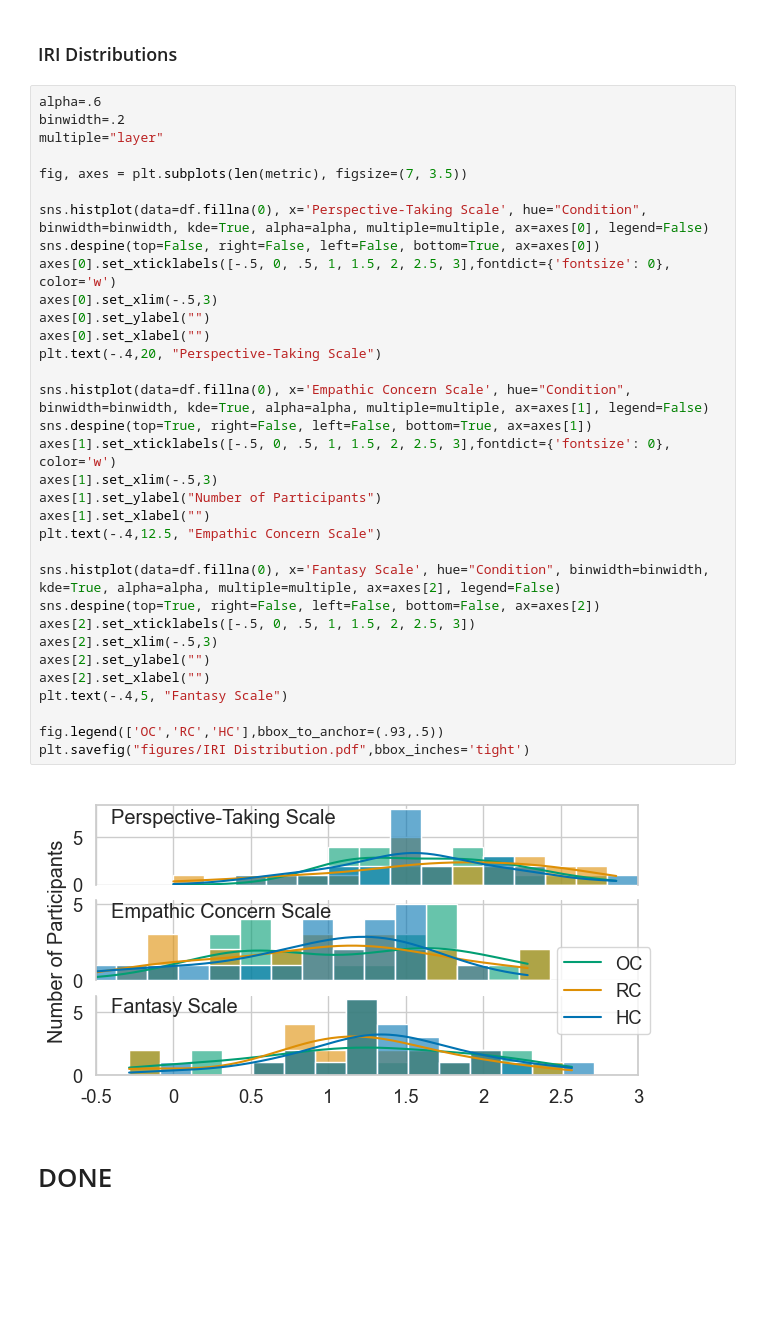
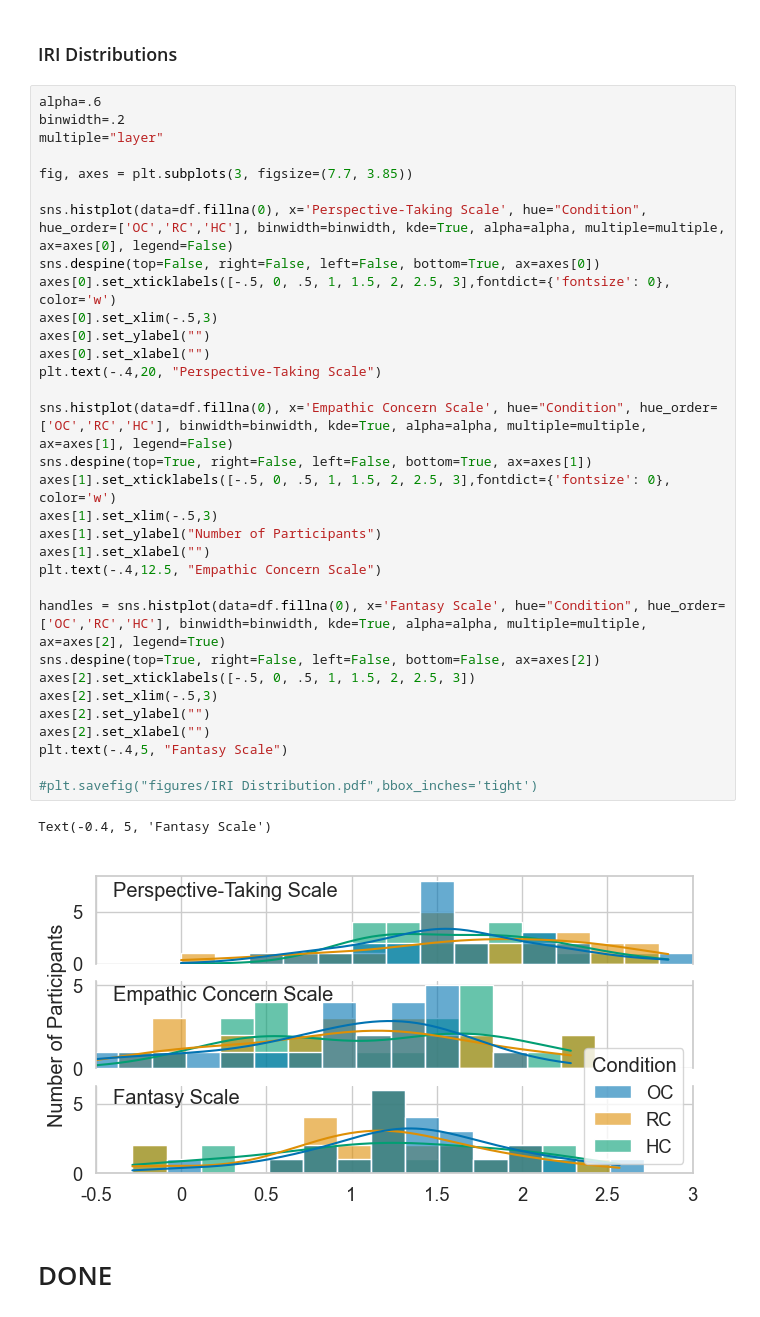
Before and after one commit to Joao-Tiago-Almeida/HRI2023---Conference-Paper, a Jupyter notebook: main.ipynb, the cells around one changed output. Saved outputs shown, nothing was run; the diff lists cells and outputs as text; blank space fills up the shorter version.

Commit message:
IRI distribution v3

```diff
--- a/main.ipynb
+++ b/main.ipynb
@@ -786,38 +786,38 @@ OC vs RC: 2.00109e-02
 # %%
 alpha=.6
 binwidth=.2
 multiple="layer"
 
-fig, axes = plt.subplots(len(metric), figsize=(7, 3.5))
+fig, axes = plt.subplots(3, figsize=(7.7, 3.85))
 
-sns.histplot(data=df.fillna(0), x='Perspective-Taking Scale', hue="Condition", binwidth=binwidth, kde=True, alpha=alpha, multiple=multiple, ax=axes[0], legend=False)
+sns.histplot(data=df.fillna(0), x='Perspective-Taking Scale', hue="Condition", hue_order=['OC','RC','HC'], binwidth=binwidth, kde=True, alpha=alpha, multiple=multiple, ax=axes[0], legend=False)
 sns.despine(top=False, right=False, left=False, bottom=True, ax=axes[0])
 axes[0].set_xticklabels([-.5, 0, .5, 1, 1.5, 2, 2.5, 3],fontdict={'fontsize': 0}, color='w')
 axes[0].set_xlim(-.5,3)
 axes[0].set_ylabel("")
 axes[0].set_xlabel("")
 plt.text(-.4,20, "Perspective-Taking Scale")
 
-sns.histplot(data=df.fillna(0), x='Empathic Concern Scale', hue="Condition", binwidth=binwidth, kde=True, alpha=alpha, multiple=multiple, ax=axes[1], legend=False)
+sns.histplot(data=df.fillna(0), x='Empathic Concern Scale', hue="Condition", hue_order=['OC','RC','HC'], binwidth=binwidth, kde=True, alpha=alpha, multiple=multiple, ax=axes[1], legend=False)
 sns.despine(top=True, right=False, left=False, bottom=True, ax=axes[1])
 axes[1].set_xticklabels([-.5, 0, .5, 1, 1.5, 2, 2.5, 3],fontdict={'fontsize': 0}, color='w')
 axes[1].set_xlim(-.5,3)
 axes[1].set_ylabel("Number of Participants")
 axes[1].set_xlabel("")
 plt.text(-.4,12.5, "Empathic Concern Scale")
 
-sns.histplot(data=df.fillna(0), x='Fantasy Scale', hue="Condition", binwidth=binwidth, kde=True, alpha=alpha, multiple=multiple, ax=axes[2], legend=False)
+handles = sns.histplot(data=df.fillna(0), x='Fantasy Scale', hue="Condition", hue_order=['OC','RC','HC'], binwidth=binwidth, kde=True, alpha=alpha, multiple=multiple, ax=axes[2], legend=True)
 sns.despine(top=True, right=False, left=False, bottom=False, ax=axes[2])
 axes[2].set_xticklabels([-.5, 0, .5, 1, 1.5, 2, 2.5, 3])
 axes[2].set_xlim(-.5,3)
 axes[2].set_ylabel("")
 axes[2].set_xlabel("")
 plt.text(-.4,5, "Fantasy Scale")
 
-fig.legend(['OC','RC','HC'],bbox_to_anchor=(.93,.5))
-plt.savefig("figures/IRI Distribution.pdf",bbox_inches='tight')
+#plt.savefig("figures/IRI Distribution.pdf",bbox_inches='tight')
 # %% [output]
+Text(-0.4, 5, 'Fantasy Scale')
-[figure, old version]
+[figure, new version]
 # %% [markdown]
 # DONE
 # %%
```
Also changed, not shown: parts of 4 cells of this notebook, 6 other files.
